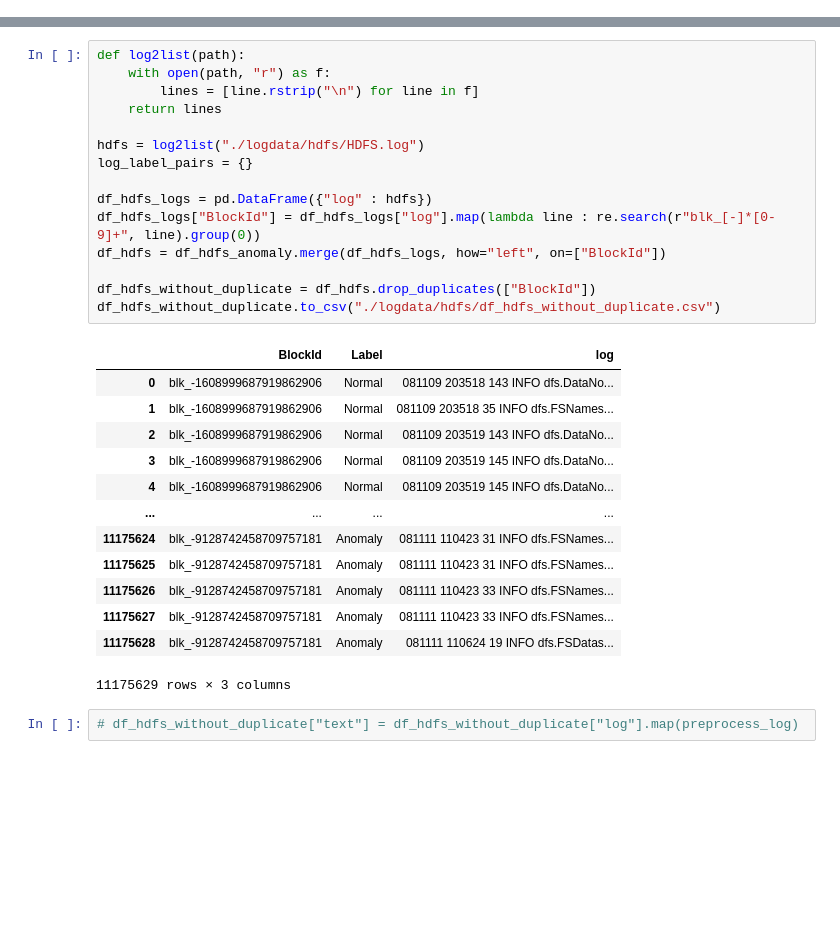
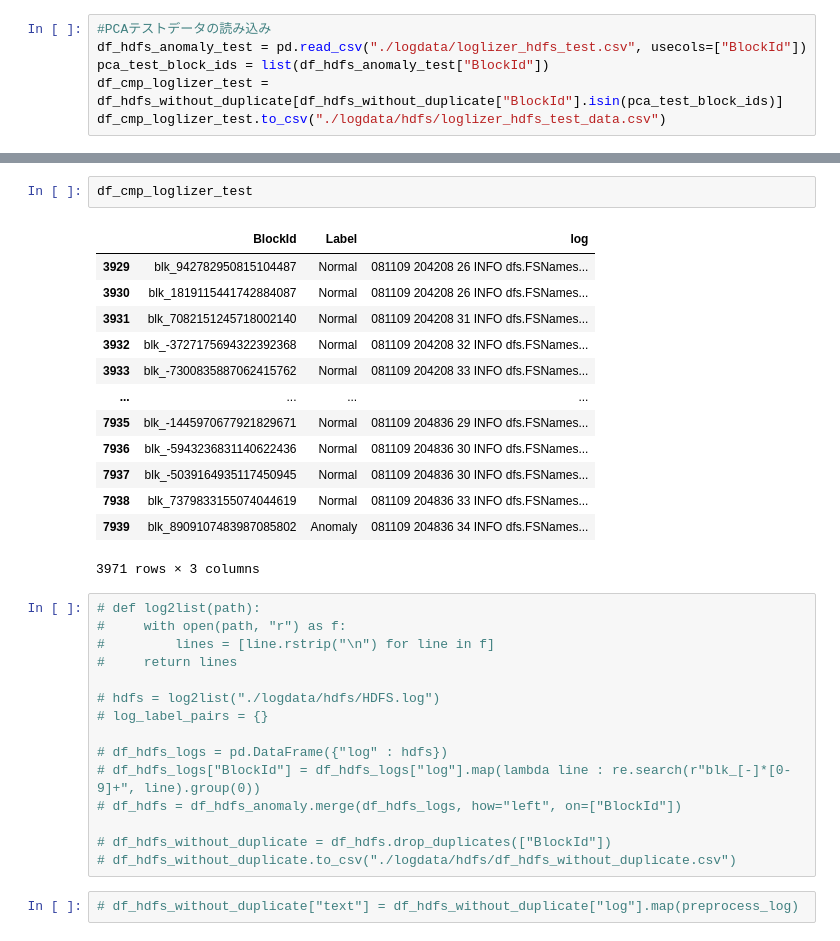
Before and after one commit to RyozoMasukawa/Unilog_Reproduction, a Jupyter notebook: log_anomaly_detect.ipynb, the cells around one changed output, grey strips where cells are left out. Cells and saved outputs as stored; diff of their text form; blank space fills up the shorter version.

```diff
--- a/log_anomaly_detect.ipynb
+++ b/log_anomaly_detect.ipynb
@@ -39,0 +65,6 @@ df_hdfs_anomaly = pd.read_csv("./logdata/hdfs/anomaly_label.csv")
+# %%
+#PCAテストデータの読み込み
+df_hdfs_anomaly_test = pd.read_csv("./logdata/loglizer_hdfs_test.csv", usecols=["BlockId"])
+pca_test_block_ids = list(df_hdfs_anomaly_test["BlockId"])
+df_cmp_loglizer_test = df_hdfs_without_duplicate[df_hdfs_without_duplicate["BlockId"].isin(pca_test_block_ids)]
+df_cmp_loglizer_test.to_csv("./logdata/hdfs/loglizer_hdfs_test_data.csv")
@@ -40,32 +109,34 @@ df_hdfs_anomaly = pd.read_csv("./logdata/hdfs/anomaly_label.csv")
+# %%
+df_cmp_loglizer_test
+# %% [output]
+|  | BlockId | Label | log |
+| 3929 | blk_942782950815104487 | Normal | 081109 204208 26 INFO dfs.FSNames... |
+| 3930 | blk_1819115441742884087 | Normal | 081109 204208 26 INFO dfs.FSNames... |
+| 3931 | blk_7082151245718002140 | Normal | 081109 204208 31 INFO dfs.FSNames... |
+| 3932 | blk_-3727175694322392368 | Normal | 081109 204208 32 INFO dfs.FSNames... |
+| 3933 | blk_-7300835887062415762 | Normal | 081109 204208 33 INFO dfs.FSNames... |
+| ... | ... | ... | ... |
+| 7935 | blk_-1445970677921829671 | Normal | 081109 204836 29 INFO dfs.FSNames... |
+| 7936 | blk_-5943236831140622436 | Normal | 081109 204836 30 INFO dfs.FSNames... |
+| 7937 | blk_-5039164935117450945 | Normal | 081109 204836 30 INFO dfs.FSNames... |
+| 7938 | blk_7379833155074044619 | Normal | 081109 204836 33 INFO dfs.FSNames... |
+| 7939 | blk_8909107483987085802 | Anomaly | 081109 204836 34 INFO dfs.FSNames... |
+3971 rows × 3 columns
 # %%
-def log2list(path):
-    with open(path, "r") as f:
-        lines = [line.rstrip("\n") for line in f]
-    return lines
+# def log2list(path):
+#     with open(path, "r") as f:
+#         lines = [line.rstrip("\n") for line in f]
+#     return lines
 
-hdfs = log2list("./logdata/hdfs/HDFS.log")
-log_label_pairs = {}
+# hdfs = log2list("./logdata/hdfs/HDFS.log")
+# log_label_pairs = {}
 
-df_hdfs_logs = pd.DataFrame({"log" : hdfs})
-df_hdfs_logs["BlockId"] = df_hdfs_logs["log"].map(lambda line : re.search(r"blk_[-]*[0-9]+", line).group(0))
-df_hdfs = df_hdfs_anomaly.merge(df_hdfs_logs, how="left", on=["BlockId"])
+# df_hdfs_logs = pd.DataFrame({"log" : hdfs})
+# df_hdfs_logs["BlockId"] = df_hdfs_logs["log"].map(lambda line : re.search(r"blk_[-]*[0-9]+", line).group(0))
+# df_hdfs = df_hdfs_anomaly.merge(df_hdfs_logs, how="left", on=["BlockId"])
 
-df_hdfs_without_duplicate = df_hdfs.drop_duplicates(["BlockId"])
-df_hdfs_without_duplicate.to_csv("./logdata/hdfs/df_hdfs_without_duplicate.csv")
+# df_hdfs_without_duplicate = df_hdfs.drop_duplicates(["BlockId"])
+# df_hdfs_without_duplicate.to_csv("./logdata/hdfs/df_hdfs_without_duplicate.csv")
-# %% [output]
-|  | BlockId | Label | log |
-| 0 | blk_-1608999687919862906 | Normal | 081109 203518 143 INFO dfs.DataNo... |
-| 1 | blk_-1608999687919862906 | Normal | 081109 203518 35 INFO dfs.FSNames... |
-| 2 | blk_-1608999687919862906 | Normal | 081109 203519 143 INFO dfs.DataNo... |
-| 3 | blk_-1608999687919862906 | Normal | 081109 203519 145 INFO dfs.DataNo... |
-| 4 | blk_-1608999687919862906 | Normal | 081109 203519 145 INFO dfs.DataNo... |
-| ... | ... | ... | ... |
-| 11175624 | blk_-9128742458709757181 | Anomaly | 081111 110423 31 INFO dfs.FSNames... |
-| 11175625 | blk_-9128742458709757181 | Anomaly | 081111 110423 31 INFO dfs.FSNames... |
-| 11175626 | blk_-9128742458709757181 | Anomaly | 081111 110423 33 INFO dfs.FSNames... |
-| 11175627 | blk_-9128742458709757181 | Anomaly | 081111 110423 33 INFO dfs.FSNames... |
-| 11175628 | blk_-9128742458709757181 | Anomaly | 081111 110624 19 INFO dfs.FSDatas... |
-11175629 rows × 3 columns
 # %%
 # df_hdfs_without_duplicate["text"] = df_hdfs_without_duplicate["log"].map(preprocess_log)
 # %%
```
Also changed, not shown: parts of 39 cells of this notebook, 19 other files.
